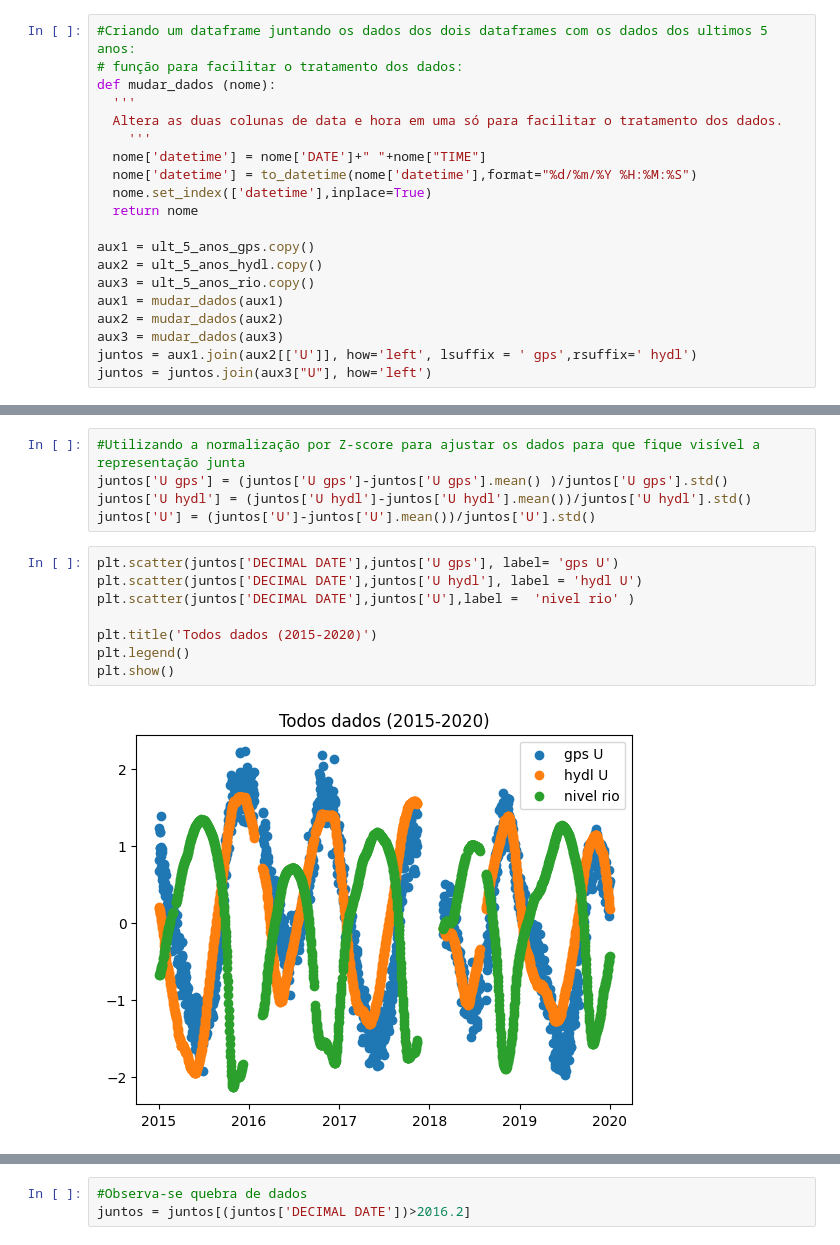
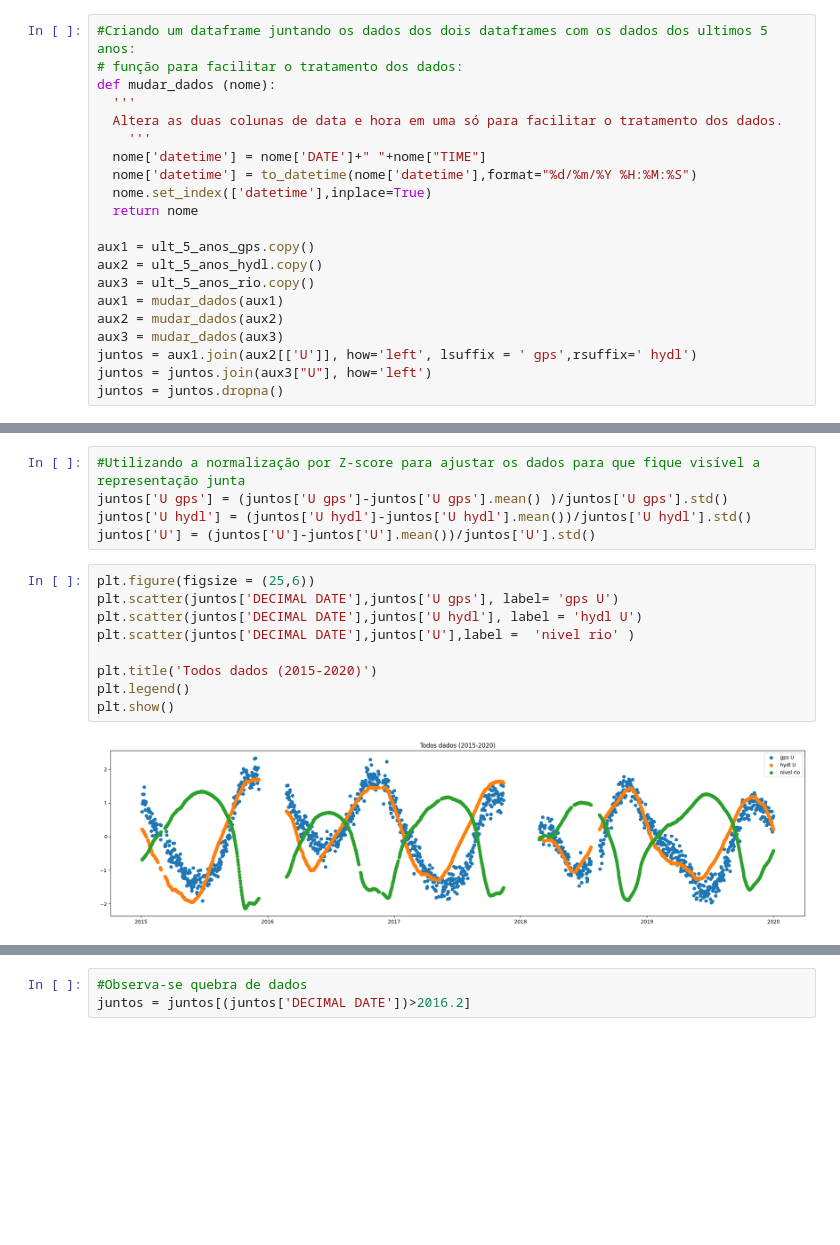
Before and after one commit to Gabxist/I.C., a Jupyter notebook: Análise_de_dados.ipynb, the cells around one changed output, grey strips where cells are left out. Saved outputs shown, nothing was run; the diff lists cells and outputs as text; blank space fills up the shorter version.

```diff
--- a/Análise_de_dados.ipynb
+++ b/Análise_de_dados.ipynb
@@ -338,6 +345,7 @@ aux2 = mudar_dados(aux2)
 aux3 = mudar_dados(aux3)
 juntos = aux1.join(aux2[['U']], how='left', lsuffix = ' gps',rsuffix=' hydl')
 juntos = juntos.join(aux3["U"], how='left')
+juntos = juntos.dropna()
 # %%
 # exportando como arquivo xlsx para análise "manual"
 #não é extritamente nescessário, mas eu optei por anaalisar manualmente inicialmente
@@ -348,12 +356,13 @@ juntos['U gps'] = (juntos['U gps']-juntos['U gps'].mean() )/juntos['U gps'].std(
 juntos['U hydl'] = (juntos['U hydl']-juntos['U hydl'].mean())/juntos['U hydl'].std()
 juntos['U'] = (juntos['U']-juntos['U'].mean())/juntos['U'].std()
 # %%
+plt.figure(figsize = (25,6))
 plt.scatter(juntos['DECIMAL DATE'],juntos['U gps'], label= 'gps U')
 plt.scatter(juntos['DECIMAL DATE'],juntos['U hydl'], label = 'hydl U')
 plt.scatter(juntos['DECIMAL DATE'],juntos['U'],label =  'nivel rio' )
 
 plt.title('Todos dados (2015-2020)')
 plt.legend()
 plt.show()
 # %% [output]
-[figure, old version]
+[figure, new version]
```
Also changed, not shown: parts of 15 cells of this notebook.
